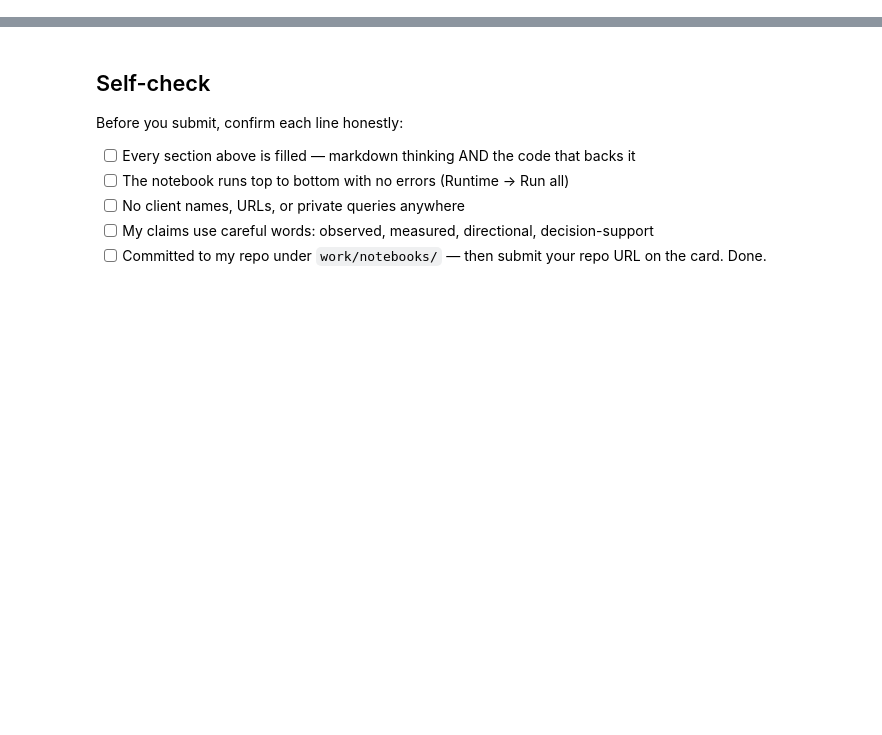
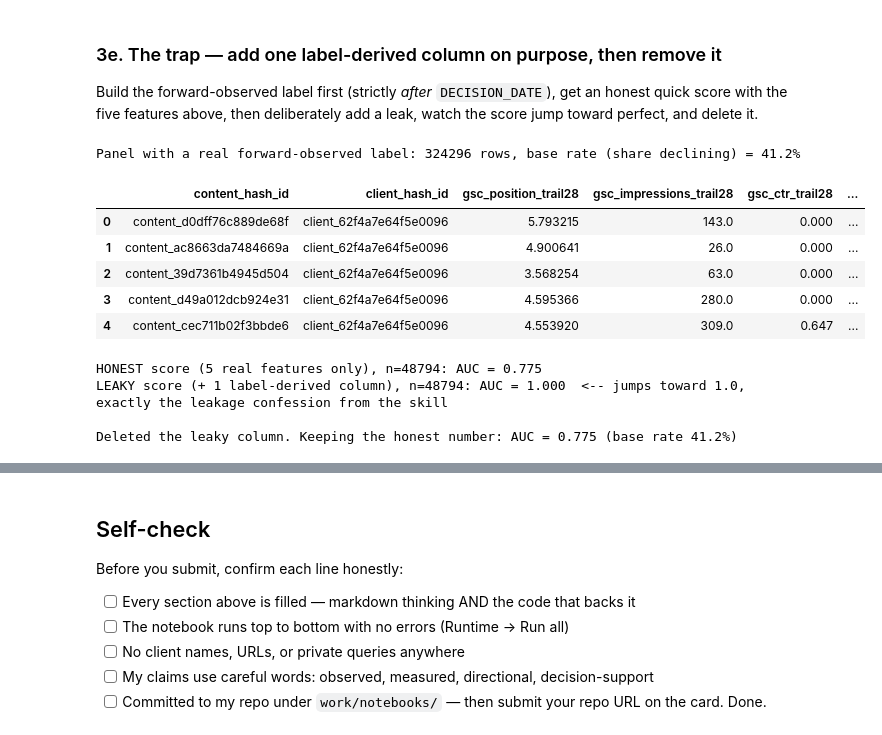
Before and after one commit to 720-hz/flyrank-ml-internship, a Jupyter notebook: work/notebooks/Week 3/w03_data_contract.ipynb, the cells around one changed output, grey strips where cells are left out. Drawn from its saved outputs; the diff is of its cells as text; code cells hidden in the pictures; blank space fills up the shorter version.

```diff
--- a/work/notebooks/Week 3/w03_data_contract.ipynb
+++ b/work/notebooks/Week 3/w03_data_contract.ipynb
@@ -36,0 +213,62 @@ This skeleton is yours to fill. Work the sections **in order** — each one has
+# %% [markdown]
+### 3e. The trap — add one label-derived column on purpose, then remove it
+
+Build the forward-observed label first (strictly *after* `DECISION_DATE`), get an honest quick score with the five features above, then deliberately add a leak, watch the score jump toward perfect, and delete it.
+# %%
+LOOKAHEAD_END = "2026-04-19"  # DECISION_DATE + 28 days
+
+label_frame = con.sql(f"""
+    SELECT
+        content_hash_id,
+        client_hash_id,
+        SUM(gsc_impressions) AS gsc_impressions_lookahead28
+    FROM {DAILY}
+    WHERE report_date >= DATE '{DECISION_DATE}' AND report_date < DATE '{LOOKAHEAD_END}'
+    GROUP BY content_hash_id, client_hash_id
+""").df()
+
+panel = feature_frame.merge(label_frame, on=["content_hash_id", "client_hash_id"], how="inner")
+panel["is_declining"] = (panel["gsc_impressions_lookahead28"] < panel["gsc_impressions_trail28"]).astype(int)
+print(f"Panel with a real forward-observed label: {panel.shape[0]} rows, base rate (share declining) = {panel['is_declining'].mean()*100:.1f}%")
+panel.head()
+# %% [output]
+Panel with a real forward-observed label: 324296 rows, base rate (share declining) = 41.2%
+|  | content_hash_id | client_hash_id | gsc_position_trail28 | gsc_impressions_trail28 | gsc_ctr_trail28 | ... |
+| 0 | content_d0dff76c889de68f | client_62f4a7e64f5e0096 | 5.793215 | 143.0 | 0.000 | ... |
+| 1 | content_ac8663da7484669a | client_62f4a7e64f5e0096 | 4.900641 | 26.0 | 0.000 | ... |
+| 2 | content_39d7361b4945d504 | client_62f4a7e64f5e0096 | 3.568254 | 63.0 | 0.000 | ... |
+| 3 | content_d49a012dcb924e31 | client_62f4a7e64f5e0096 | 4.595366 | 280.0 | 0.000 | ... |
+| 4 | content_cec711b02f3bbde6 | client_62f4a7e64f5e0096 | 4.553920 | 309.0 | 0.647 | ... |
+# %%
+from sklearn.linear_model import LogisticRegression
+from sklearn.model_selection import train_test_split
+from sklearn.metrics import roc_auc_score
+
+HONEST_FEATURES = ["gsc_position_trail28", "gsc_impressions_trail28", "gsc_ctr_trail28",
+                    "ga4_sessions_trail28", "content_age_days"]
+
+def quick_score(df, feature_cols, label_col="is_declining"):
+    use = df[feature_cols + [label_col]].dropna()
+    X_tr, X_te, y_tr, y_te = train_test_split(
+        use[feature_cols], use[label_col], test_size=0.3, random_state=0, stratify=use[label_col]
+    )
+    clf = LogisticRegression(max_iter=1000).fit(X_tr, y_tr)
+    auc = roc_auc_score(y_te, clf.predict_proba(X_te)[:, 1])
+    return auc, len(use)
+
+honest_auc, n_used = quick_score(panel, HONEST_FEATURES)
+print(f"HONEST score (5 real features only), n={n_used}: AUC = {honest_auc:.3f}")
+
+# --- THE TRAP: add one column derived straight from the label window ---
+panel["LEAK_future_impressions"] = panel["gsc_impressions_lookahead28"]  # literally the label's own input
+leaky_auc, n_used_leaky = quick_score(panel, HONEST_FEATURES + ["LEAK_future_impressions"])
+print(f"LEAKY score (+ 1 label-derived column), n={n_used_leaky}: AUC = {leaky_auc:.3f}  <-- jumps toward 1.0, exactly the leakage confession from the skill")
+
+# --- delete the leak, keep the honest number ---
+panel = panel.drop(columns=["LEAK_future_impressions"])
+print(f"\nDeleted the leaky column. Keeping the honest number: AUC = {honest_auc:.3f} (base rate {panel['is_declining'].mean()*100:.1f}%)")
+# %% [output]
+HONEST score (5 real features only), n=48794: AUC = 0.775
+LEAKY score (+ 1 label-derived column), n=48794: AUC = 1.000  <-- jumps toward 1.0, exactly the leakage confession from the skill
+
+Deleted the leaky column. Keeping the honest number: AUC = 0.775 (base rate 41.2%)
```
Also changed, not shown: parts of 26 cells of this notebook.
